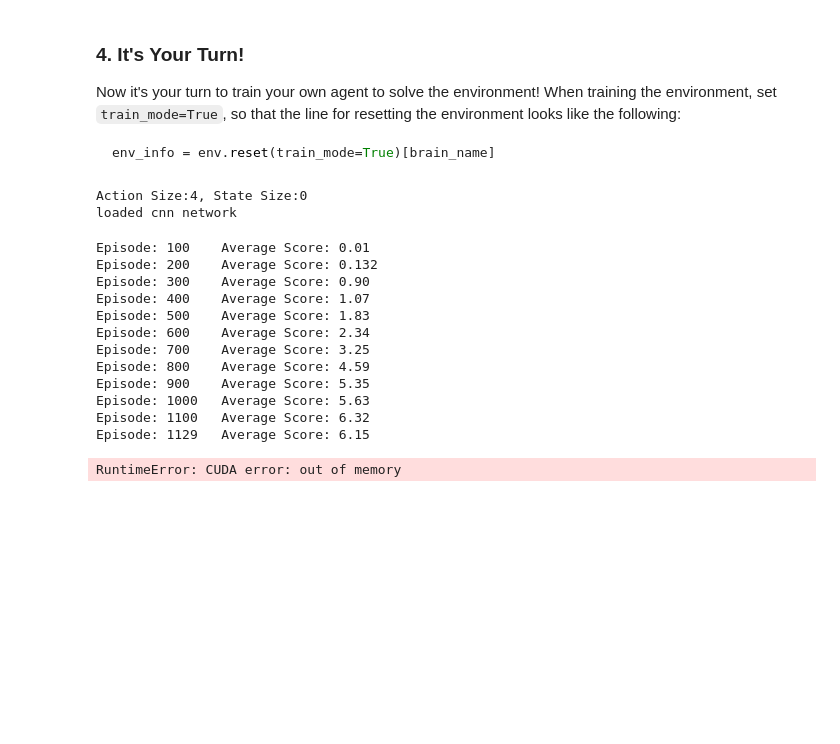
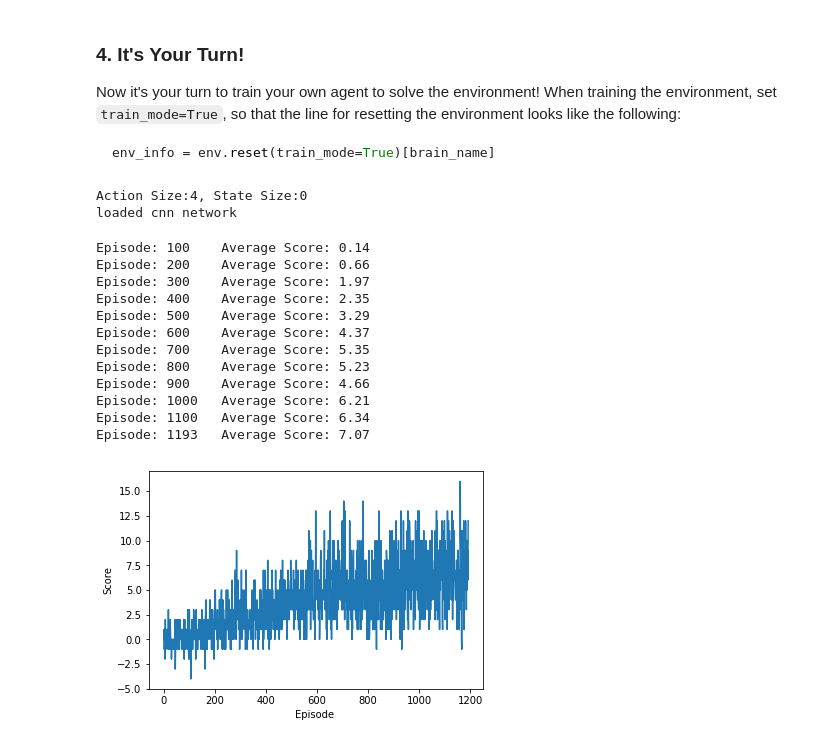
Before and after one commit to adreena/RL_Navigation, a Jupyter notebook: Navigation_Pixels.ipynb, the cells around one changed output. Drawn from its saved outputs; the diff is of its cells as text; code cells hidden in the pictures; blank space fills up the shorter version.

````diff
--- a/Navigation_Pixels.ipynb
+++ b/Navigation_Pixels.ipynb
@@ -35,7 +35,7 @@ For instance, if you are using a Mac, then you downloaded `VisualBanana.app`.  I
 env = UnityEnvironment(file_name="VisualBanana.app")
 ```
 # %%
-env = UnityEnvironment(file_name="../VisualBanana_Linux/Banana.x86_64")
+env = UnityEnvironment(file_name="VisualBanana_Linux/Banana.x86_64")
 # %% [output]
 INFO:unityagents:
 'Academy' started successfully!
@@ -138,10 +138,11 @@ from collections import deque
 from skimage.transform import resize
 device = torch.device("cuda:0" if torch.cuda.is_available() else "cpu")
 
+image_size = 28
 def process_state(x):
     x = np.squeeze(x)
-    x_resize = resize(x, (32,32,3), anti_aliasing=True)
-    x_modified = Variable(torch.from_numpy(x_resize).float().to(device).view(3,32,32))
+    x_resize = resize(x, (image_size,image_size,3), anti_aliasing=True)
+    x_modified = Variable(torch.from_numpy(x_resize).float().to(device).view(3,image_size,image_size))
     return x_modified
 
 def process_stack(frames):
@@ -156,7 +157,7 @@ def banana_dqn(episodes_num=5000, epsilon_start=1.0, epsilon_min=0.01, epsilon_d
     scores = []
     score_window = deque(maxlen=100)
     epsilon = epsilon_start
-    max_score = 10.0
+    max_score = 7.0
     count = 5
     for episode in range(1, episodes_num+1):
         # reset the environment
@@ -229,16 +230,15 @@ torch.save(agent.QN_local.state_dict(), 'checkpoint_pixels.pth')
 # %% [output]
 Action Size:4, State Size:0
 loaded cnn network
-Episode: 100    Average Score: 0.01
-Episode: 200    Average Score: 0.132
-Episode: 300    Average Score: 0.90
-Episode: 400    Average Score: 1.07
-Episode: 500    Average Score: 1.83
-Episode: 600    Average Score: 2.34
-Episode: 700    Average Score: 3.25
-Episode: 800    Average Score: 4.59
-Episode: 900    Average Score: 5.35
-Episode: 1000   Average Score: 5.63
-Episode: 1100   Average Score: 6.32
-Episode: 1129   Average Score: 6.15
+Episode: 100    Average Score: 0.14
+Episode: 200    Average Score: 0.66
+Episode: 300    Average Score: 1.97
+Episode: 400    Average Score: 2.35
+Episode: 500    Average Score: 3.29
+Episode: 600    Average Score: 4.37
+Episode: 700    Average Score: 5.35
+Episode: 800    Average Score: 5.23
+Episode: 900    Average Score: 4.66
+Episode: 1000   Average Score: 6.21
+Episode: 1100   Average Score: 6.34
+Episode: 1193   Average Score: 7.07
-RuntimeError: CUDA error: out of memory
@@ -276 +245,10 @@ plt.show()
+# %%
+fig = plt.figure()
+ax = fig.add_subplot(111)
+plt.plot(np.arange(len(scores)),scores)
+plt.xlabel('Episode ')
+plt.ylabel('Score')
+plt.show()
+# %% [output]
+[figure, added]
 # %%
````
Also changed, not shown: parts of 14 cells of this notebook, 3 other files.
